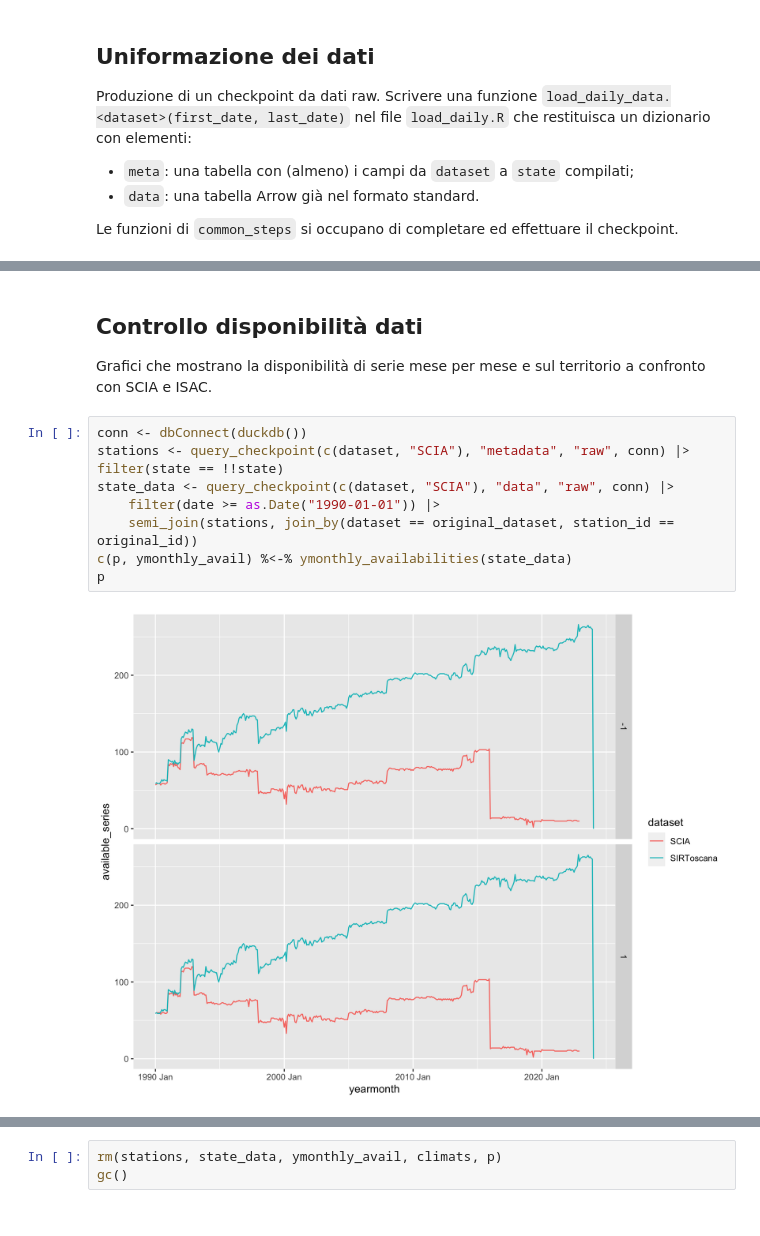
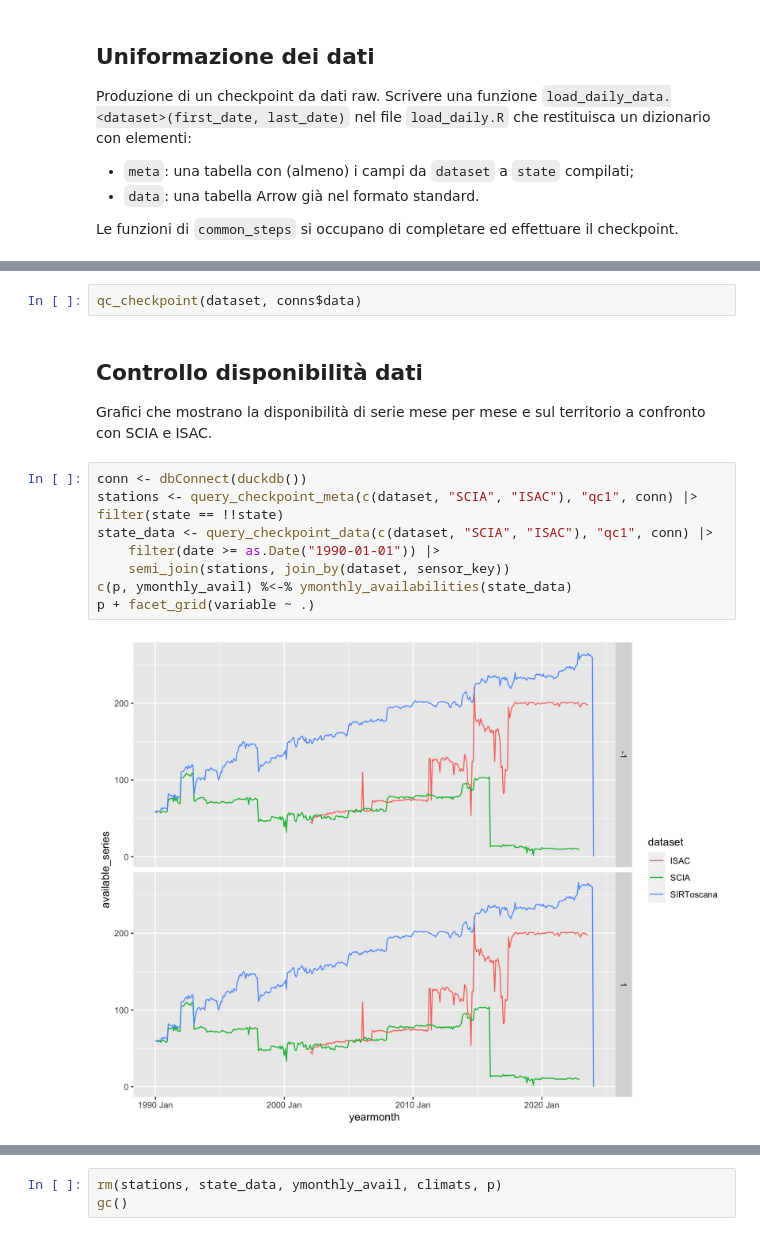
Before and after one commit to dnstudent/TesiMag, a Jupyter notebook: notebooks/integrazioni_regionali/toscana/data_load.ipynb, the cells around one changed output, grey strips where cells are left out. Drawn from its saved outputs; the diff is of its cells as text.

```diff
--- a/notebooks/integrazioni_regionali/toscana/data_load.ipynb
+++ b/notebooks/integrazioni_regionali/toscana/data_load.ipynb
@@ -87,16 +87,18 @@ A matrix: 2 x 7 of type dbl
+# %%
+qc_checkpoint(dataset, conns$data)
 # %% [markdown]
 ## Controllo disponibilità dati
 Grafici che mostrano la disponibilità di serie mese per mese e sul territorio a confronto con SCIA e ISAC.
 # %%
 conn <- dbConnect(duckdb())
-stations <- query_checkpoint(c(dataset, "SCIA"), "metadata", "raw", conn) |> filter(state == !!state)
-state_data <- query_checkpoint(c(dataset, "SCIA"), "data", "raw", conn) |>
+stations <- query_checkpoint_meta(c(dataset, "SCIA", "ISAC"), "qc1", conn) |> filter(state == !!state)
+state_data <- query_checkpoint_data(c(dataset, "SCIA", "ISAC"), "qc1", conn) |>
     filter(date >= as.Date("1990-01-01")) |>
-    semi_join(stations, join_by(dataset == original_dataset, station_id == original_id))
+    semi_join(stations, join_by(dataset, sensor_key))
 c(p, ymonthly_avail) %<-% ymonthly_availabilities(state_data)
-p
+p + facet_grid(variable ~ .)
 # %% [output]
-[figure, old version]
+[figure, new version]
 # %%
 c(p, climats) %<-% spatial_availabilities(ymonthly_avail, stations, state_boundaries, n_years_threshold = 10L)
 p
```
Also changed, not shown: parts of 3 cells of this notebook, 3 other files.
